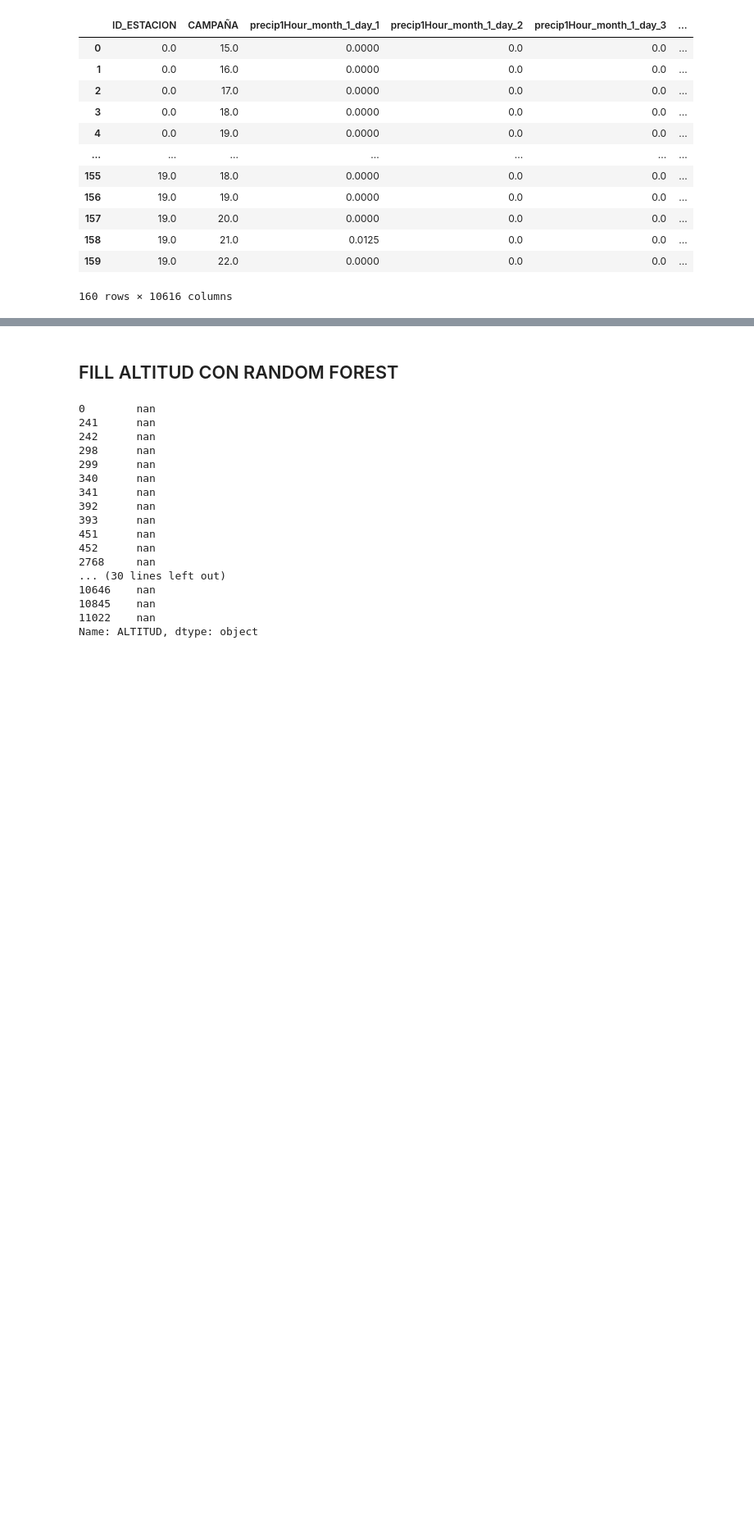
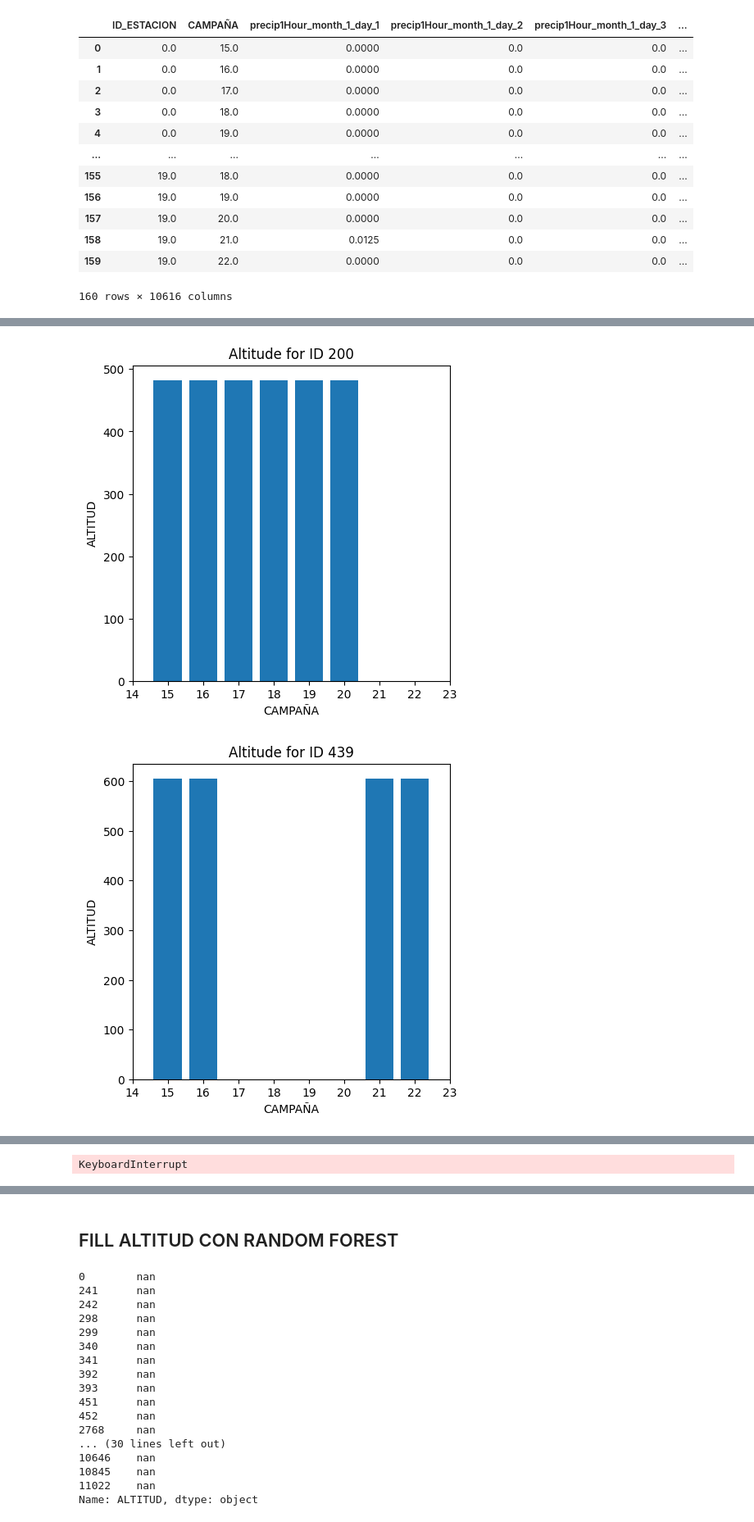
Before and after one commit to Bycarkos/DataHack_Wine_Prediction, a Jupyter notebook: nbs/07-03-2023 - Join datasets.ipynb, the cells around one changed output, grey strips where cells are left out. Shown at 82% size. Drawn from its saved outputs; the diff is of its cells as text; code cells hidden in the pictures; blank space fills up the shorter version.

```diff
--- a/nbs/07-03-2023 - Join datasets.ipynb
+++ b/nbs/07-03-2023 - Join datasets.ipynb
@@ -126,7 +174,9 @@ Index(['ID_ESTACION', 'CAMPAÑA', 'precip1Hour_month_1_day_1',
+# %%
+def list_of_str_to_mean(x: float):
+    x = [int(i) for i in str(x).split("-")]
+    return sum(x) / len(x)
 # %%
-# We set NaN's amplitudes to 0
+# Deal with altitudes in ranges by using the mean
 
-train_joined_by_day["ALTITUD"] = train_joined_by_day["ALTITUD"].fillna(0)
-train_joined_by_day["ALTITUD"] = train_joined_by_day["ALTITUD"].apply(lambda x: str(x).split("-"))
-train_joined_by_day = train_joined_by_day.explode("ALTITUD")
-train_joined_by_day["ALTITUD"] = train_joined_by_day["ALTITUD"].astype(int)
+train_joined_by_day["ALTITUD"] = train_joined_by_day["ALTITUD"].apply(lambda x: list_of_str_to_mean(x) if not pd.isnull(x) else 0)
+train_joined_by_day["ALTITUD"] = train_joined_by_day["ALTITUD"].round()
@@ -182,0 +198,14 @@ for name, group in groups:
+# %%
+# group dataframe by id
+groups = train_joined_by_day.groupby('ID_FINCA')
+
+# loop through groups and create a separate plot for each group
+for name, group in groups:
+    fig, ax = plt.subplots(figsize=(5,5))
+    ax.bar(group['CAMPAÑA'], group['ALTITUD'])
+    ax.set(title=f'Altitude for ID {name}', xlabel='CAMPAÑA', ylabel='ALTITUD')
+    ax.set_xlim(14, 23)
+    plt.show()
+# %% [output]
+[figure, added]
+[figure, added]
@@ -182,0 +222 @@ for name, group in groups:
+KeyboardInterrupt
```
Also changed, not shown: parts of 21 cells of this notebook.
